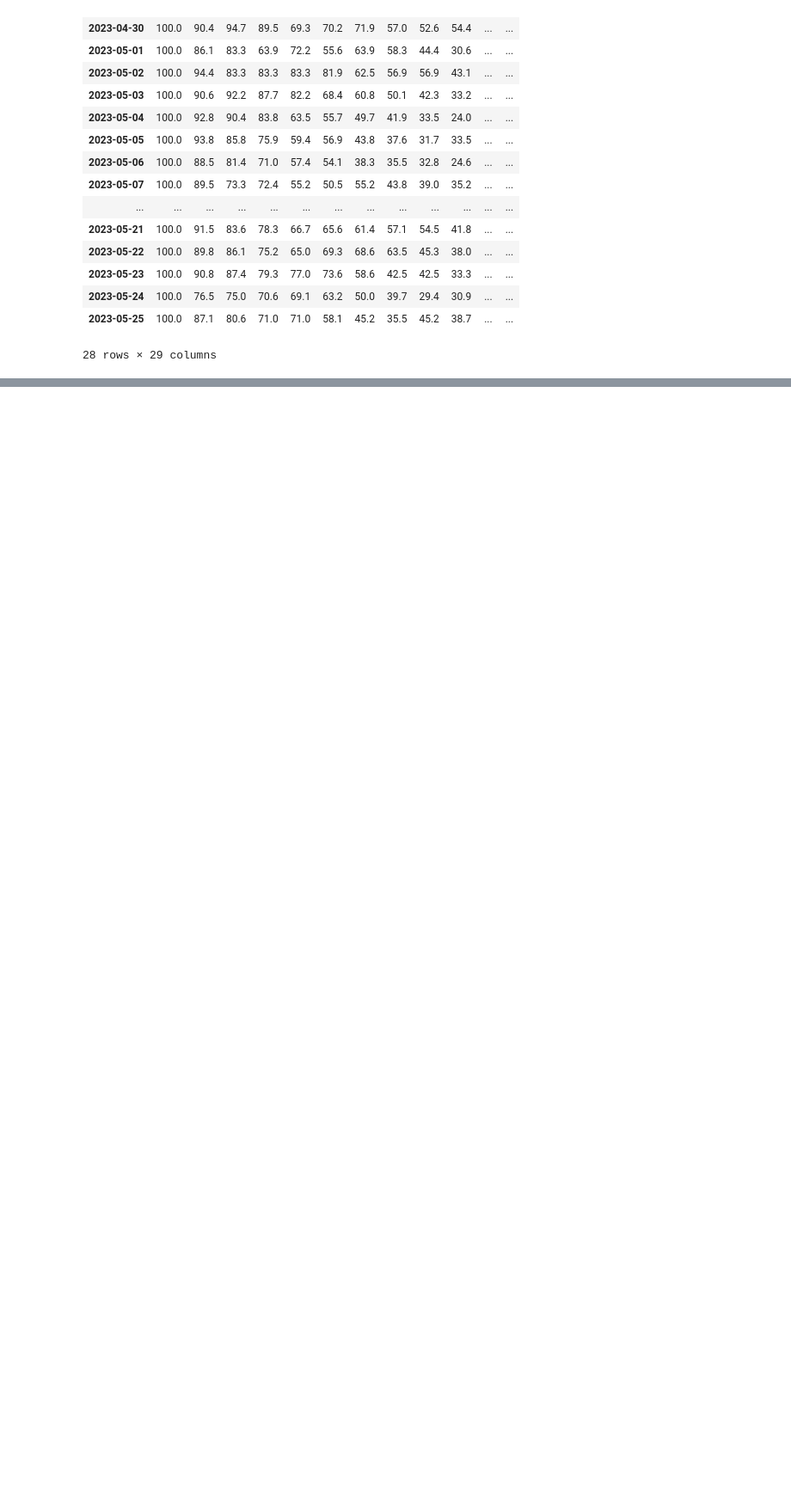
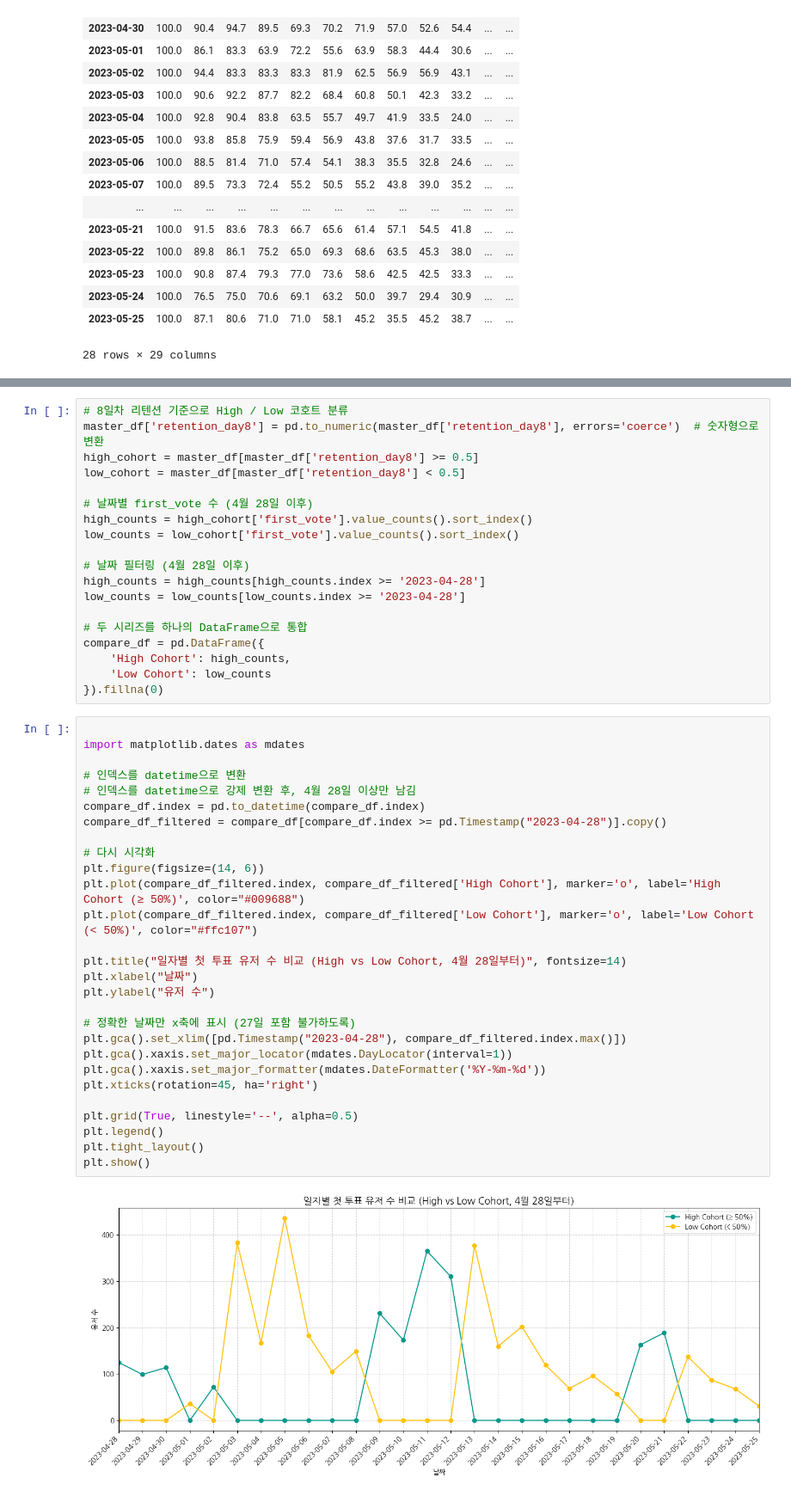
Before and after one commit to saeraniren/advanced_project, a Jupyter notebook: 마스터테이블.ipynb, the cells around one changed output, grey strips where cells are left out. Shown: that part at 86% size. Cells and saved outputs as stored; diff of their text form; blank space fills up the shorter version.

```diff
--- a/마스터테이블.ipynb
+++ b/마스터테이블.ipynb
@@ -517,0 +573,49 @@ display(ret_pivot_percent)
+# %%
+# 8일차 리텐션 기준으로 High / Low 코호트 분류
+master_df['retention_day8'] = pd.to_numeric(master_df['retention_day8'], errors='coerce')  # 숫자형으로 변환
+high_cohort = master_df[master_df['retention_day8'] >= 0.5]
+low_cohort = master_df[master_df['retention_day8'] < 0.5]
+
+# 날짜별 first_vote 수 (4월 28일 이후)
+high_counts = high_cohort['first_vote'].value_counts().sort_index()
+low_counts = low_cohort['first_vote'].value_counts().sort_index()
+
+# 날짜 필터링 (4월 28일 이후)
+high_counts = high_counts[high_counts.index >= '2023-04-28']
+low_counts = low_counts[low_counts.index >= '2023-04-28']
+
+# 두 시리즈를 하나의 DataFrame으로 통합
+compare_df = pd.DataFrame({
+    'High Cohort': high_counts,
+    'Low Cohort': low_counts
+}).fillna(0)
+# %%
+
+import matplotlib.dates as mdates
+
+# 인덱스를 datetime으로 변환
+# 인덱스를 datetime으로 강제 변환 후, 4월 28일 이상만 남김
+compare_df.index = pd.to_datetime(compare_df.index)
+compare_df_filtered = compare_df[compare_df.index >= pd.Timestamp("2023-04-28")].copy()
+
+# 다시 시각화
+plt.figure(figsize=(14, 6))
+plt.plot(compare_df_filtered.index, compare_df_filtered['High Cohort'], marker='o', label='High Cohort (≥ 50%)', color="#009688")
+plt.plot(compare_df_filtered.index, compare_df_filtered['Low Cohort'], marker='o', label='Low Cohort (< 50%)', color="#ffc107")
+
+plt.title("일자별 첫 투표 유저 수 비교 (High vs Low Cohort, 4월 28일부터)", fontsize=14)
+plt.xlabel("날짜")
+plt.ylabel("유저 수")
+
+# 정확한 날짜만 x축에 표시 (27일 포함 불가하도록)
+plt.gca().set_xlim([pd.Timestamp("2023-04-28"), compare_df_filtered.index.max()])
+plt.gca().xaxis.set_major_locator(mdates.DayLocator(interval=1))
+plt.gca().xaxis.set_major_formatter(mdates.DateFormatter('%Y-%m-%d'))
+plt.xticks(rotation=45, ha='right')
+
+plt.grid(True, linestyle='--', alpha=0.5)
+plt.legend()
+plt.tight_layout()
+plt.show()
+# %% [output]
+[figure, added]
```
Also changed, not shown: parts of 18 cells of this notebook, 2 other files.
